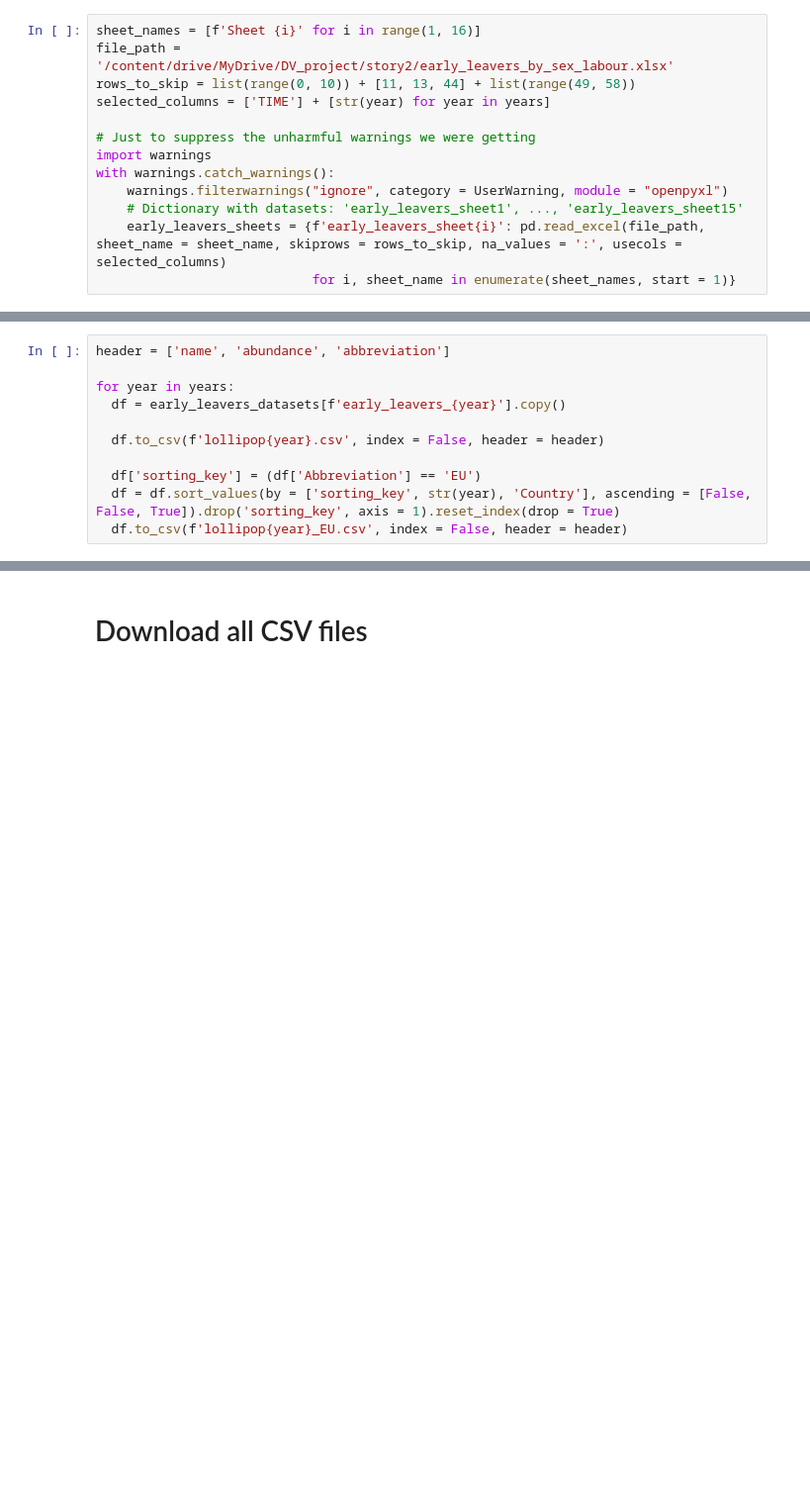
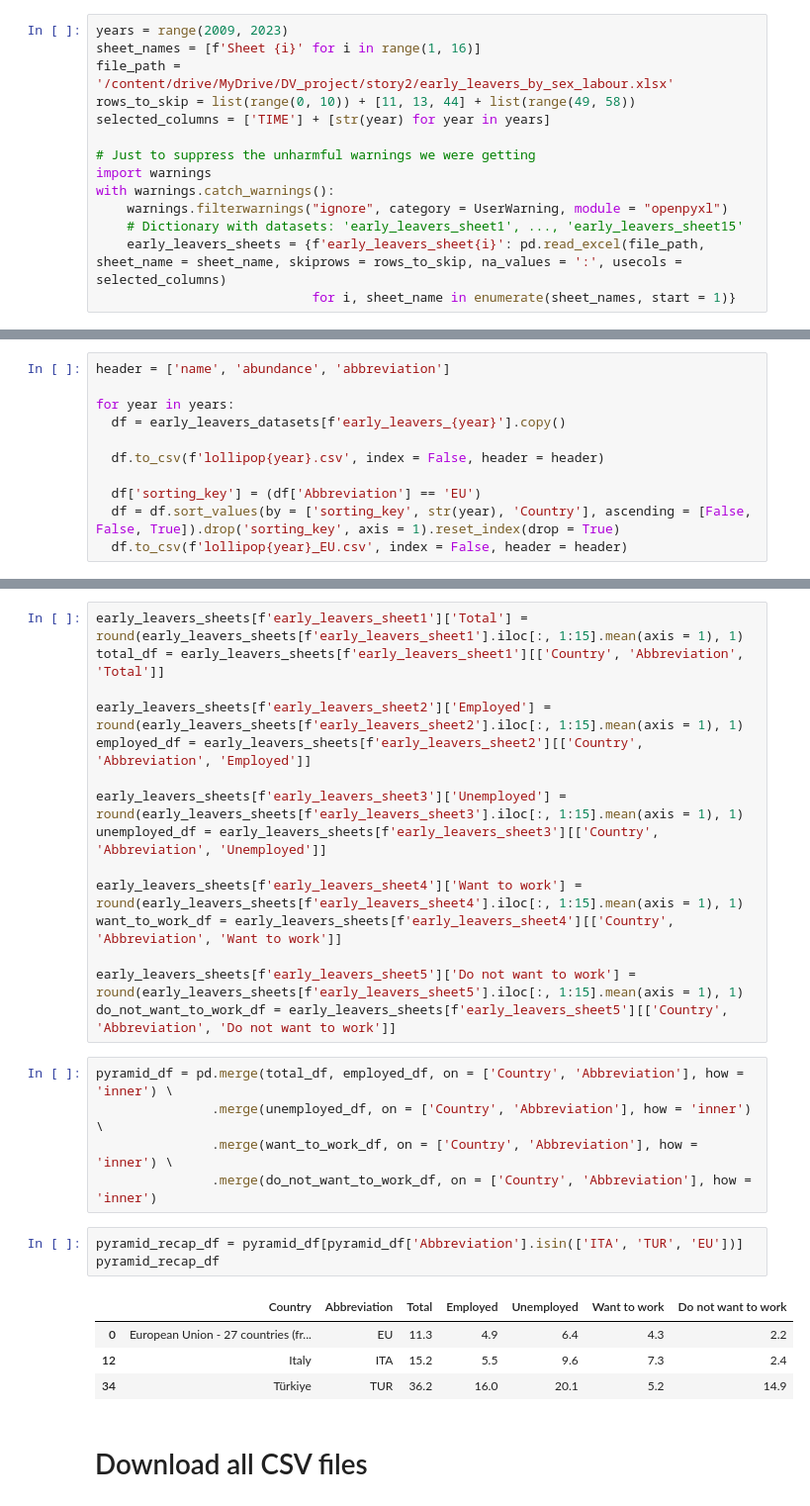
Before and after one commit to VittorioBartolomeoSecondin/DVISProject-CAValli_Team, a Jupyter notebook: Preprocessing_story2.ipynb, the cells around one changed output, grey strips where cells are left out. Shown: that part at 99% size. Cells and saved outputs as stored; diff of their text form; blank space fills up the shorter version.

```diff
--- a/Preprocessing_story2.ipynb
+++ b/Preprocessing_story2.ipynb
@@ -428,6 +533,7 @@ enrolment
 # %% [markdown]
 We import the 15 sheets of the *early_leavers_by_sex_labour* excel file (skipping useless rows/columns and avoiding the print of unharmful warnings) in a dictionary of datasets named *early_leavers_sheets*.
 # %%
+years = range(2009, 2023)
 sheet_names = [f'Sheet {i}' for i in range(1, 16)]
 file_path = '/content/drive/MyDrive/DV_project/story2/early_leavers_by_sex_labour.xlsx'
 rows_to_skip = list(range(0, 10)) + [11, 13, 44] + list(range(49, 58))
@@ -473,3 +577,31 @@ Grafico 5 : visualizzare early leavers, piramide con categorie (cercano, non cer
+# %%
+early_leavers_sheets[f'early_leavers_sheet1']['Total'] = round(early_leavers_sheets[f'early_leavers_sheet1'].iloc[:, 1:15].mean(axis = 1), 1)
+total_df = early_leavers_sheets[f'early_leavers_sheet1'][['Country', 'Abbreviation', 'Total']]
+
+early_leavers_sheets[f'early_leavers_sheet2']['Employed'] = round(early_leavers_sheets[f'early_leavers_sheet2'].iloc[:, 1:15].mean(axis = 1), 1)
+employed_df = early_leavers_sheets[f'early_leavers_sheet2'][['Country', 'Abbreviation', 'Employed']]
+
+early_leavers_sheets[f'early_leavers_sheet3']['Unemployed'] = round(early_leavers_sheets[f'early_leavers_sheet3'].iloc[:, 1:15].mean(axis = 1), 1)
+unemployed_df = early_leavers_sheets[f'early_leavers_sheet3'][['Country', 'Abbreviation', 'Unemployed']]
+
+early_leavers_sheets[f'early_leavers_sheet4']['Want to work'] = round(early_leavers_sheets[f'early_leavers_sheet4'].iloc[:, 1:15].mean(axis = 1), 1)
+want_to_work_df = early_leavers_sheets[f'early_leavers_sheet4'][['Country', 'Abbreviation', 'Want to work']]
+
+early_leavers_sheets[f'early_leavers_sheet5']['Do not want to work'] = round(early_leavers_sheets[f'early_leavers_sheet5'].iloc[:, 1:15].mean(axis = 1), 1)
+do_not_want_to_work_df = early_leavers_sheets[f'early_leavers_sheet5'][['Country', 'Abbreviation', 'Do not want to work']]
+# %%
+pyramid_df = pd.merge(total_df, employed_df, on = ['Country', 'Abbreviation'], how = 'inner') \
+               .merge(unemployed_df, on = ['Country', 'Abbreviation'], how = 'inner') \
+               .merge(want_to_work_df, on = ['Country', 'Abbreviation'], how = 'inner') \
+               .merge(do_not_want_to_work_df, on = ['Country', 'Abbreviation'], how = 'inner')
+# %%
+pyramid_recap_df = pyramid_df[pyramid_df['Abbreviation'].isin(['ITA', 'TUR', 'EU'])]
+pyramid_recap_df
+# %% [output]
+|  | Country | Abbreviation | Total | Employed | Unemployed | Want to work | Do not want to work |
+| 0 | European Union - 27 countries (fr... | EU | 11.3 | 4.9 | 6.4 | 4.3 | 2.2 |
+| 12 | Italy | ITA | 15.2 | 5.5 | 9.6 | 7.3 | 2.4 |
+| 34 | Türkiye | TUR | 36.2 | 16.0 | 20.1 | 5.2 | 14.9 |
 # %% [markdown]
 # Download all CSV files
 # %% [markdown]
```
Also changed, not shown: parts of 17 cells of this notebook.
